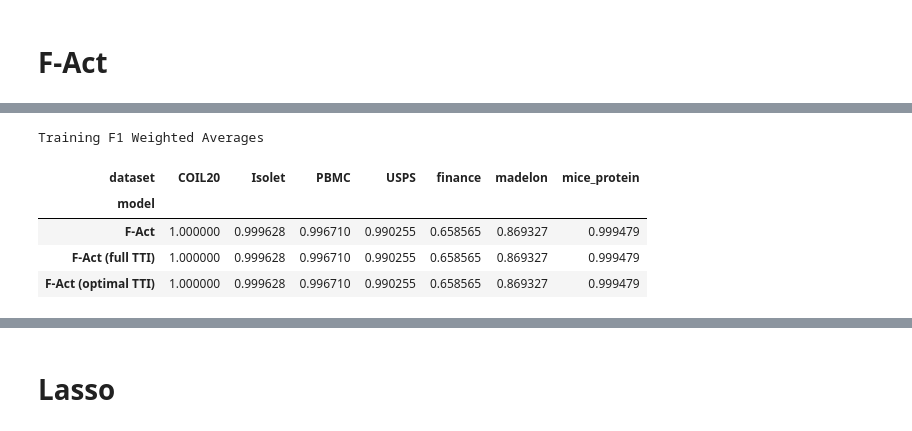
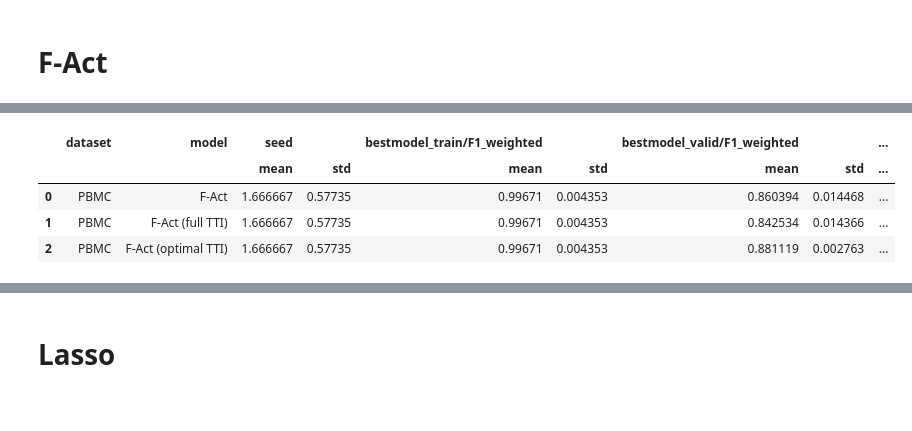
Before and after one commit to evanrex/feature-wise-active-adaptation, a Jupyter notebook: compute_results/final_results/compare_models_specific_runs.ipynb, the cells around one changed output, grey strips where cells are left out. Drawn from its saved outputs; the diff is of its cells as text; code cells hidden in the pictures.

```diff
--- a/compute_results/final_results/compare_models_specific_runs.ipynb
+++ b/compute_results/final_results/compare_models_specific_runs.ipynb
@@ -309,2 +394,8 @@ for run_id in run_ids:
 # %%
-fact_df = pd.DataFrame(runs_data).groupby(['dataset', 'model']).mean().reset_index()
+pd.DataFrame(runs_data).groupby(['dataset', 'model']).agg(['mean', 'std']).reset_index()
+# %% [output]
+|  | dataset | model | seed |  | bestmodel_train/F1_weighted |  | bestmodel_valid/F1_weighted |  | ... |
+|  |  |  | mean | std | mean | std | mean | std | ... |
+| 0 | PBMC | F-Act | 1.666667 | 0.57735 | 0.99671 | 0.004353 | 0.860394 | 0.014468 | ... |
+| 1 | PBMC | F-Act (full TTI) | 1.666667 | 0.57735 | 0.99671 | 0.004353 | 0.842534 | 0.014366 | ... |
+| 2 | PBMC | F-Act (optimal TTI) | 1.666667 | 0.57735 | 0.99671 | 0.004353 | 0.881119 | 0.002763 | ... |
@@ -313,9 +401,0 @@ train_table, valid_table, test_table = get_tables(fact_df)
-# %%
-train_table
-# %% [output]
-Training F1 Weighted Averages
-| dataset | COIL20 | Isolet | PBMC | USPS | finance | madelon | mice_protein |
-| model |  |  |  |  |  |  |  |
-| F-Act | 1.000000 | 0.999628 | 0.996710 | 0.990255 | 0.658565 | 0.869327 | 0.999479 |
-| F-Act (full TTI) | 1.000000 | 0.999628 | 0.996710 | 0.990255 | 0.658565 | 0.869327 | 0.999479 |
-| F-Act (optimal TTI) | 1.000000 | 0.999628 | 0.996710 | 0.990255 | 0.658565 | 0.869327 | 0.999479 |
```
Also changed, not shown: parts of 27 cells of this notebook, 2 other files.
